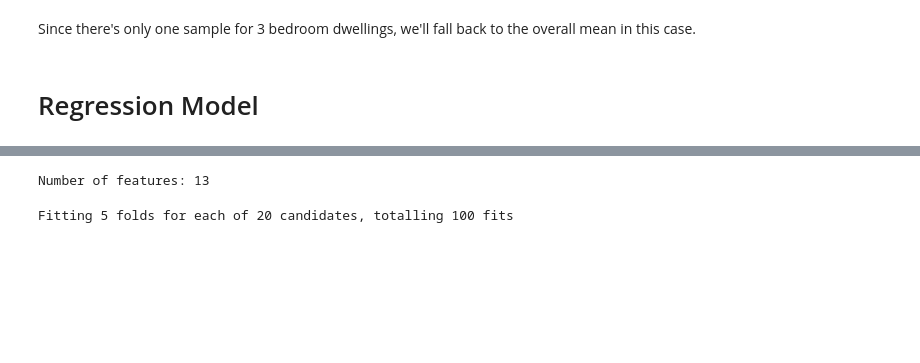
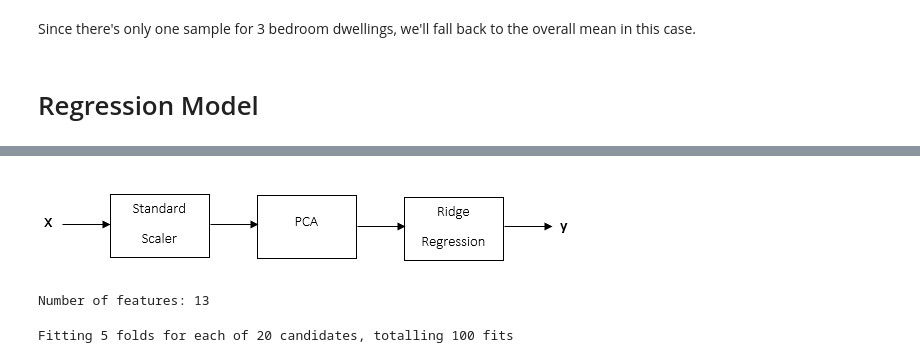
Before and after one commit to thampiman/msdn-digp-blog, a Jupyter notebook: measuring_model_goodness/Regression.ipynb, the cells around one changed output, grey strips where cells are left out. Saved outputs shown, nothing was run; the diff lists cells and outputs as text; code cells hidden in the pictures; blank space fills up the shorter version.

Commit message:
Image(.) to display model pipeline

```diff
--- a/measuring_model_goodness/Regression.ipynb
+++ b/measuring_model_goodness/Regression.ipynb
@@ -143,3 +141,7 @@ Model pipeline is as follows:
+# %%
+Image('images/regression_model_pipeline.png')
+# %% [output]
+[figure, added]
 # %%
 print(f"Number of features: {len(boston['feature_names'])}")
 # %% [output]
```
Also changed, not shown: parts of 2 cells of this notebook.
